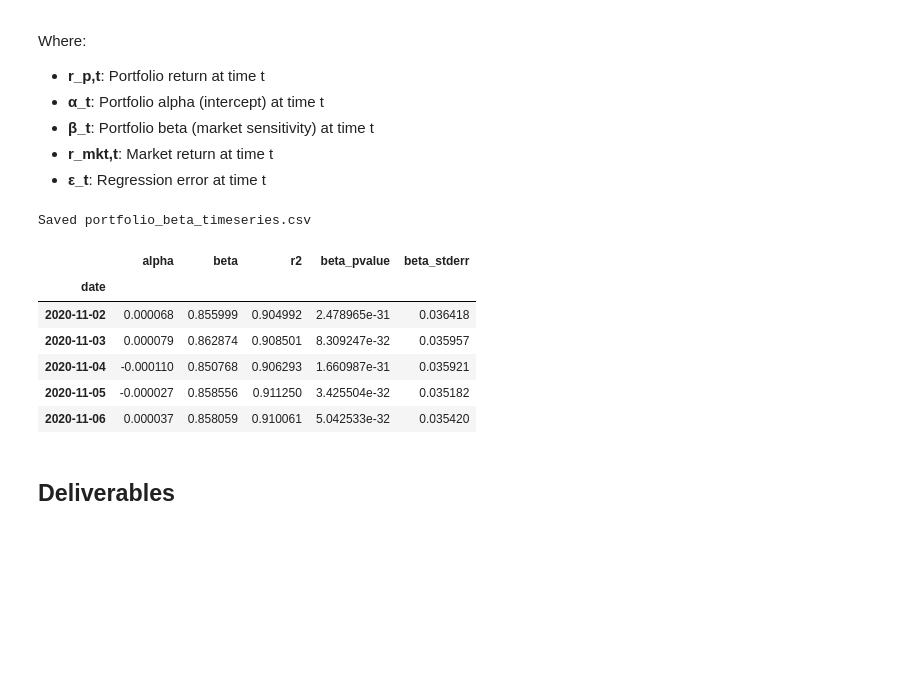
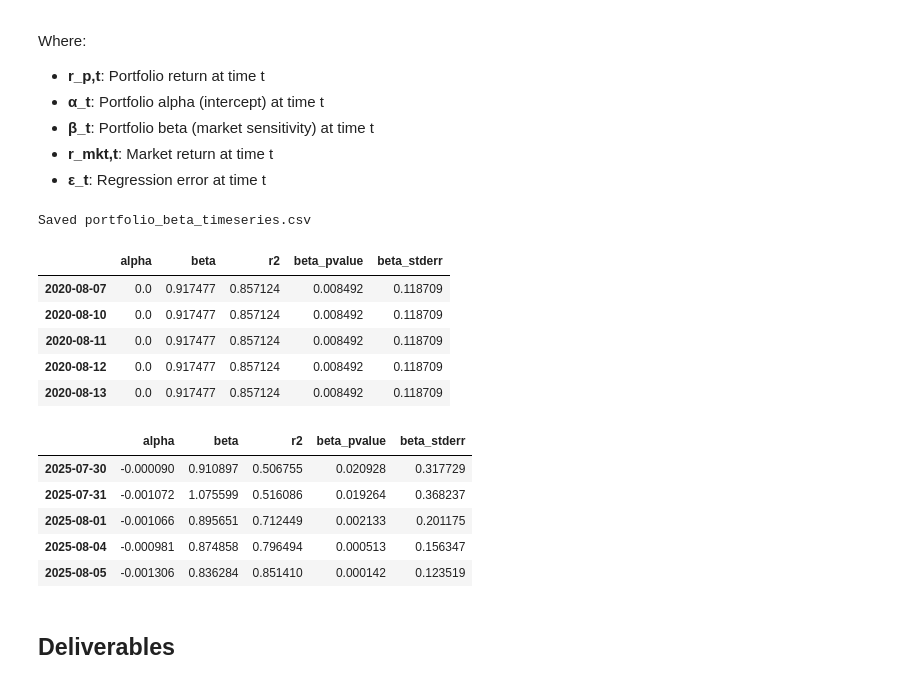
Before and after one commit to elliottgordon/finm-25000-p2-repository, a Jupyter notebook: Homework #6/Part 3: Market Exposure Estimation/mkt_exposure.ipynb, the cells around one changed output. Drawn from its saved outputs; the diff is of its cells as text; code cells hidden in the pictures; blank space fills up the shorter version.

```diff
--- a/Homework #6/Part 3: Market Exposure Estimation/mkt_exposure.ipynb
+++ b/Homework #6/Part 3: Market Exposure Estimation/mkt_exposure.ipynb
@@ -21,10 +21,10 @@ from scipy import stats
 # Parameters
 EXPOSURE_CONFIG = {
     'benchmark_ticker': 'SPY',
-    'rolling_window': 60,
-    'min_periods': 30,
-    'start_date': '2020-01-01',
-    'end_date': '2025-07-31'
+    'rolling_window': 10,  # Reduced to 10 days to start beta calculations closer to portfolio start
+    'min_periods': 1,
+    'start_date': '2020-07-01',  # Start earlier to have data for rolling window
+    'end_date': '2025-08-08'
 }
 # %% [markdown]
 ## Download Benchmark Data and Load Portfolio Returns
@@ -99,7 +99,7 @@ if isinstance(aligned_benchmark_returns, pd.DataFrame):
     # Take first column
     aligned_benchmark_returns = aligned_benchmark_returns.iloc[:, 0]
 
-def rolling_regression(portfolio, benchmark, window, min_periods):
+def rolling_regression(portfolio, benchmark, window, min_periods, common_dates=common_dates):
     """Run rolling window regression of portfolio returns on benchmark returns."""
     results = {
         'date': [],
@@ -111,11 +111,10 @@ def rolling_regression(portfolio, benchmark, window, min_periods):
     }
 
     # Align data
-    common_dates = portfolio.index.intersection(benchmark.index)
     portfolio_aligned = portfolio.loc[common_dates]
     benchmark_aligned = benchmark.loc[common_dates]
 
-    # Rolling regression
+    # Rolling regression - now we have enough pre-data to start from portfolio start date
     for i in range(window - 1, len(portfolio_aligned)):
         y_window = portfolio_aligned.iloc[i - window + 1:i + 1]
         x_window = benchmark_aligned.iloc[i - window + 1:i + 1]
@@ -130,41 +129,73 @@ def rolling_regression(portfolio, benchmark, window, min_periods):
             y_vals = y_window.values
 
             # Run linear regression
             slope, intercept, r_value, p_value, std_err = stats.linregress(
                 x_vals,
                 y_vals
             )
 
             results['date'].append(portfolio_aligned.index[i])
             results['alpha'].append(intercept)
             results['beta'].append(slope)
             results['r2'].append(r_value ** 2)
             results['beta_pvalue'].append(p_value)
             results['beta_stderr'].append(std_err)
 
-    return pd.DataFrame(results).set_index('date')
+    # Create DataFrame
+    df_results = pd.DataFrame(results).set_index('date')
+
+    # Pad missing dates at the beginning to align with portfolio start
+    if len(df_results) > 0:
+        missing_dates = portfolio_aligned.index[:window-1]  # Dates before first beta calculation
+        if len(missing_dates) > 0:
+            # Use the average calculated coefficients as padded values
+            avg_beta = df_results['beta'].mean()
+            avg_alpha = df_results['alpha'].mean()
+            avg_r2 = df_results['r2'].mean()
+            avg_beta_pvalue = df_results['beta_pvalue'].mean()
+            avg_beta_stderr = df_results['beta_stderr'].mean()
+
+            padding_data = {
+                'alpha': [0.0] * len(missing_dates),
+                'beta': [avg_beta] * len(missing_dates),
+                'r2': [avg_r2] * len(missing_dates),
+                'beta_pvalue': [avg_beta_pvalue] * len(missing_dates),
+                'beta_stderr': [avg_beta_stderr] * len(missing_dates)
+            }
+            padding_df = pd.DataFrame(padding_data, index=missing_dates)
+
+            # Combine padding with actual results
+            df_results = pd.concat([padding_df, df_results])
+
+    return df_results
 
 regression_results = rolling_regression(
     aligned_portfolio_returns,
     aligned_benchmark_returns,
     EXPOSURE_CONFIG['rolling_window'],
     EXPOSURE_CONFIG['min_periods']
 )
 
 # Save beta time series for downstream use
 regression_results[['beta']].to_csv('portfolio_beta_timeseries.csv')
 print("Saved portfolio_beta_timeseries.csv")
 
-regression_results.head(5)
+display(regression_results.head(5))
+display(regression_results.tail(5))
 # %% [output]
 Saved portfolio_beta_timeseries.csv
 |  | alpha | beta | r2 | beta_pvalue | beta_stderr |
-| date |  |  |  |  |  |
-| 2020-11-02 | 0.000068 | 0.855999 | 0.904992 | 2.478965e-31 | 0.036418 |
-| 2020-11-03 | 0.000079 | 0.862874 | 0.908501 | 8.309247e-32 | 0.035957 |
-| 2020-11-04 | -0.000110 | 0.850768 | 0.906293 | 1.660987e-31 | 0.035921 |
-| 2020-11-05 | -0.000027 | 0.858556 | 0.911250 | 3.425504e-32 | 0.035182 |
-| 2020-11-06 | 0.000037 | 0.858059 | 0.910061 | 5.042533e-32 | 0.035420 |
+| 2020-08-07 | 0.0 | 0.917477 | 0.857124 | 0.008492 | 0.118709 |
+| 2020-08-10 | 0.0 | 0.917477 | 0.857124 | 0.008492 | 0.118709 |
+| 2020-08-11 | 0.0 | 0.917477 | 0.857124 | 0.008492 | 0.118709 |
+| 2020-08-12 | 0.0 | 0.917477 | 0.857124 | 0.008492 | 0.118709 |
+| 2020-08-13 | 0.0 | 0.917477 | 0.857124 | 0.008492 | 0.118709 |
+|  | alpha | beta | r2 | beta_pvalue | beta_stderr |
+| 2025-07-30 | -0.000090 | 0.910897 | 0.506755 | 0.020928 | 0.317729 |
+| 2025-07-31 | -0.001072 | 1.075599 | 0.516086 | 0.019264 | 0.368237 |
+| 2025-08-01 | -0.001066 | 0.895651 | 0.712449 | 0.002133 | 0.201175 |
+| 2025-08-04 | -0.000981 | 0.874858 | 0.796494 | 0.000513 | 0.156347 |
+| 2025-08-05 | -0.001306 | 0.836284 | 0.851410 | 0.000142 | 0.123519 |
 # %% [markdown]
 ## Deliverables
 # %%
```
Also changed, not shown: parts of 2 cells of this notebook, 22 other files.
